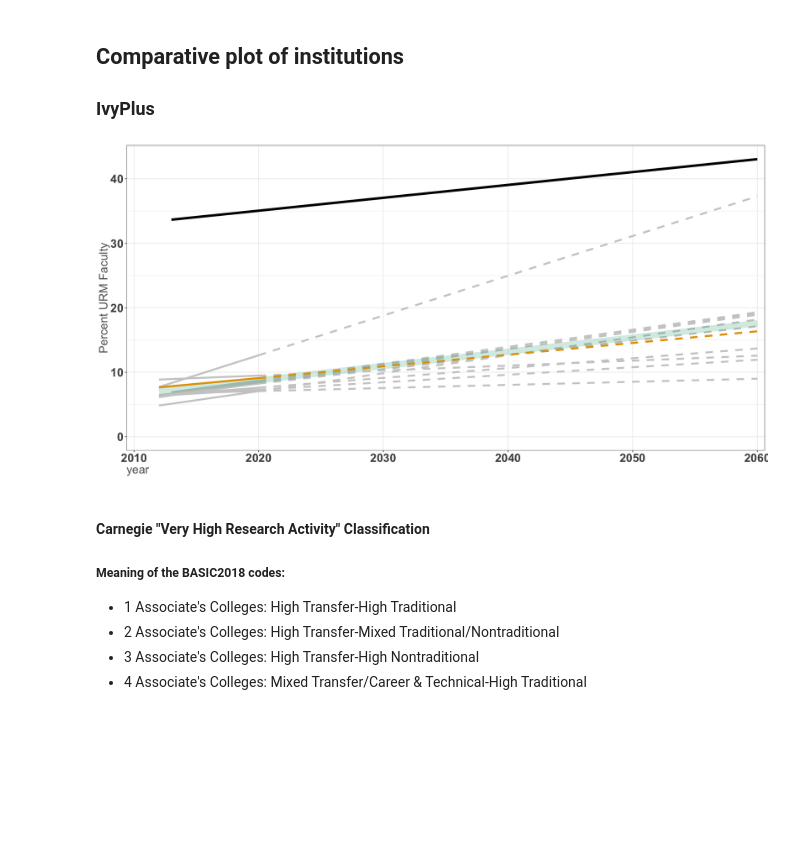
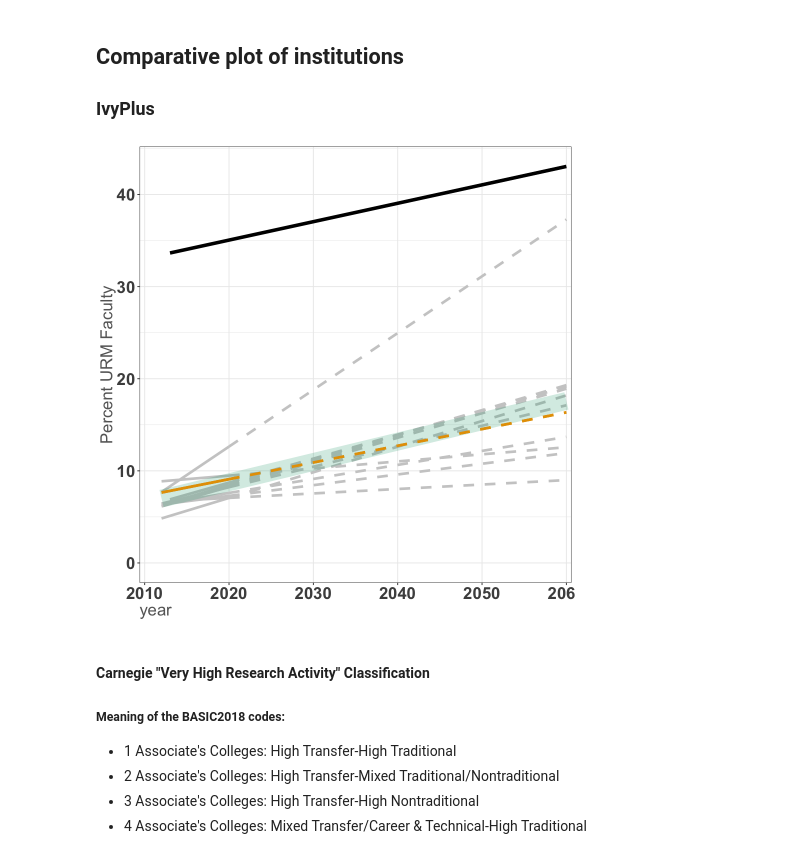
Before and after one commit to natematias/US-Faculty-Diversity-Projections, a Jupyter notebook: data/Paper Analysis and Data.R.ipynb, the cells around one changed output. Drawn from its saved outputs; the diff is of its cells as text; code cells hidden in the pictures; blank space fills up the shorter version.

```diff
--- a/data/Paper Analysis and Data.R.ipynb
+++ b/data/Paper Analysis and Data.R.ipynb
@@ -350,12 +355,12 @@ institution.group.chart <- function(subset.institution.models.df,
         ggplot(institution.projections.df, aes(year, estimate, group=name, color=focus.institution)) +
 
 
-           ## institution lines
+         ## institution lines
             geom_line(data=subset(institution.projections.df, year<=2020), size=1.5) +
             geom_line(data=subset(institution.projections.df, year>=2020), size=1.5, linetype="dashed") +
 
             # subgroup lines
-            geom_line(data=group.projections.df, aes(year, estimate), color=cbPalette[4], alpha=0.2, size=5) +
+            geom_line(data=group.projections.df, aes(year, estimate), color=cbPalette[4], alpha=0.2, size=10) +
 
             ## Focus institution on top
              geom_line(data=subset(institution.projections.df, year<=2020 & focus.institution==TRUE), size=1.5) +
@@ -374,25 +379,25 @@ institution.group.chart <- function(subset.institution.models.df,
                   axis.text.y  = element_text(size=20, face="bold"),
                   axis.title.x = element_text(hjust=0, color="#666666"),
                   axis.title.y = element_text(color="#666666")) +
-            ylab("Percent UR Faculty") #+
+            ylab("Percent URM Faculty") #+
             #ggtitle(paste("Projections for ", subgroup_name, sep=""))
             #ggtitle(paste("No ",subgroup_name," university will reach demographic parity among faculty by 2060", "\nwithout substantial change in hiring and retention", sep=""))
 
-    institution.projection.chart + ggsave(paste("../figures/",tolower(gsub(" ","_",subgroup_name)),"_projection.svg",sep=""), width=18, height=8, device="svg")
+    institution.projection.chart + ggsave(paste("../figures/",tolower(gsub(" ","_",subgroup_name)),"_projection.svg",sep=""), width=8, height=8, device="svg")
     return(institution.projection.chart)
 }
 # %%
-options(repr.plot.width=16, repr.plot.height=8)
+options(repr.plot.width=8, repr.plot.height=8)
 
 dv.var = "tenured_un_tenured_black_latino_american_indian_alaska_native_hawaiian_pacific_multiracial_pct"
 
 institution.group.chart(subset(institution.models.df, ivy_plus=="True" & dv==dv.var),
                         ivyplus.models.df,
                         "IvyPlus",
                         "True",
                         "Cornell University")
 # %% [output]
-[figure, old version]
+[figure, new version]
 # %% [markdown]
 #### Carnegie "Very High Research Activity" Classification
 
```
Also changed, not shown: parts of 9 cells of this notebook, 8 other files.
